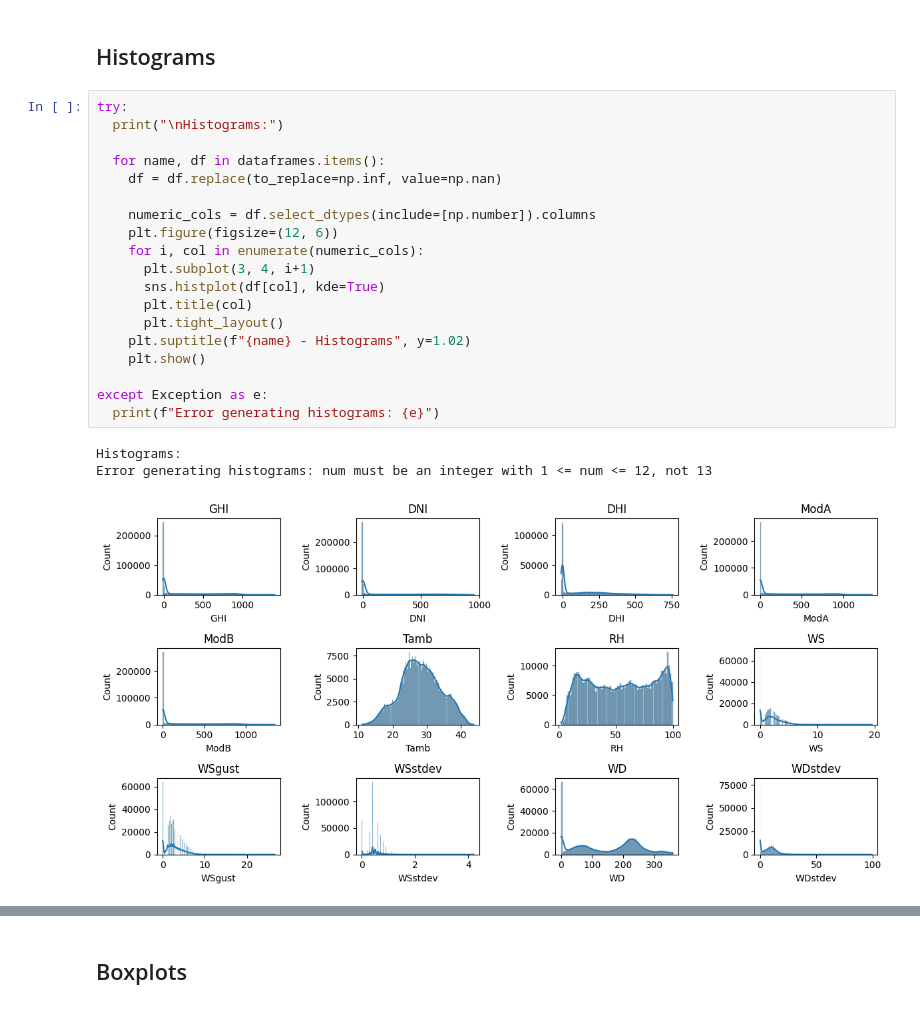
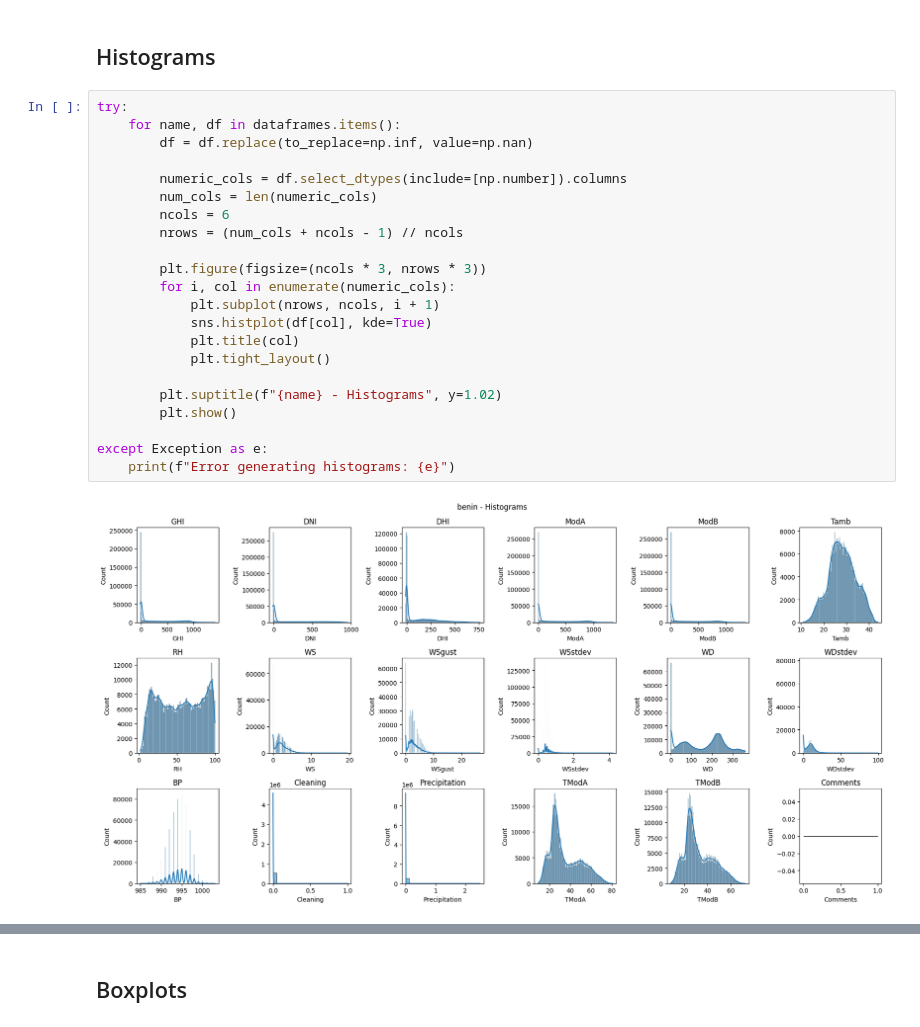
Before and after one commit to kecheste/KifiyaAIM, a Jupyter notebook: notebooks/EDA.ipynb, the cells around one changed output, grey strips where cells are left out. Saved outputs shown, nothing was run; the diff lists cells and outputs as text.

```diff
--- a/notebooks/EDA.ipynb
+++ b/notebooks/EDA.ipynb
@@ -200,24 +228,25 @@ Temperature Analysis:
 ## Histograms
 # %%
 try:
-  print("\nHistograms:")
+    for name, df in dataframes.items():
+        df = df.replace(to_replace=np.inf, value=np.nan)
 
-  for name, df in dataframes.items():
-    df = df.replace(to_replace=np.inf, value=np.nan)
+        numeric_cols = df.select_dtypes(include=[np.number]).columns
+        num_cols = len(numeric_cols)
+        ncols = 6
+        nrows = (num_cols + ncols - 1) // ncols
 
-    numeric_cols = df.select_dtypes(include=[np.number]).columns
-    plt.figure(figsize=(12, 6))
-    for i, col in enumerate(numeric_cols):
-      plt.subplot(3, 4, i+1)
-      sns.histplot(df[col], kde=True)
-      plt.title(col)
-      plt.tight_layout()
-    plt.suptitle(f"{name} - Histograms", y=1.02)
-    plt.show()
+        plt.figure(figsize=(ncols * 3, nrows * 3))
+        for i, col in enumerate(numeric_cols):
+            plt.subplot(nrows, ncols, i + 1)
+            sns.histplot(df[col], kde=True)
+            plt.title(col)
+            plt.tight_layout()
+
+        plt.suptitle(f"{name} - Histograms", y=1.02)
+        plt.show()
 
 except Exception as e:
-  print(f"Error generating histograms: {e}")
+    print(f"Error generating histograms: {e}")
 # %% [output]
-Histograms:
-Error generating histograms: num must be an integer with 1 <= num <= 12, not 13
-[figure, old version]
+[figure, new version]
```
Also changed, not shown: parts of 15 cells of this notebook, 1 other file.
